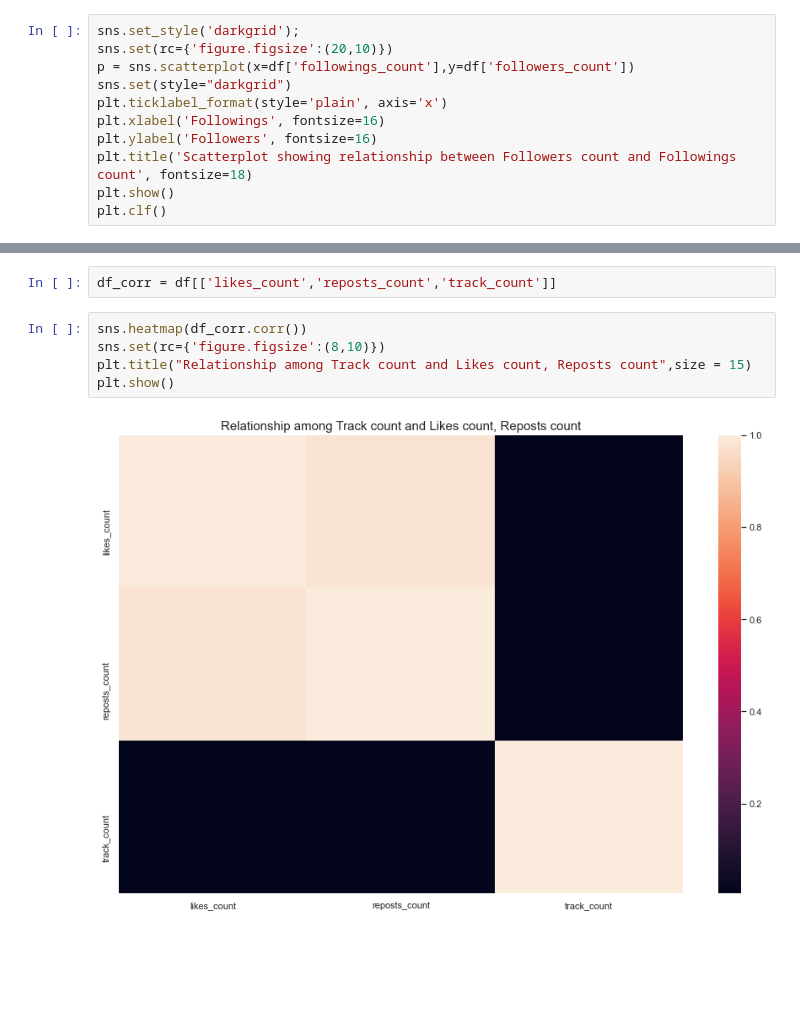
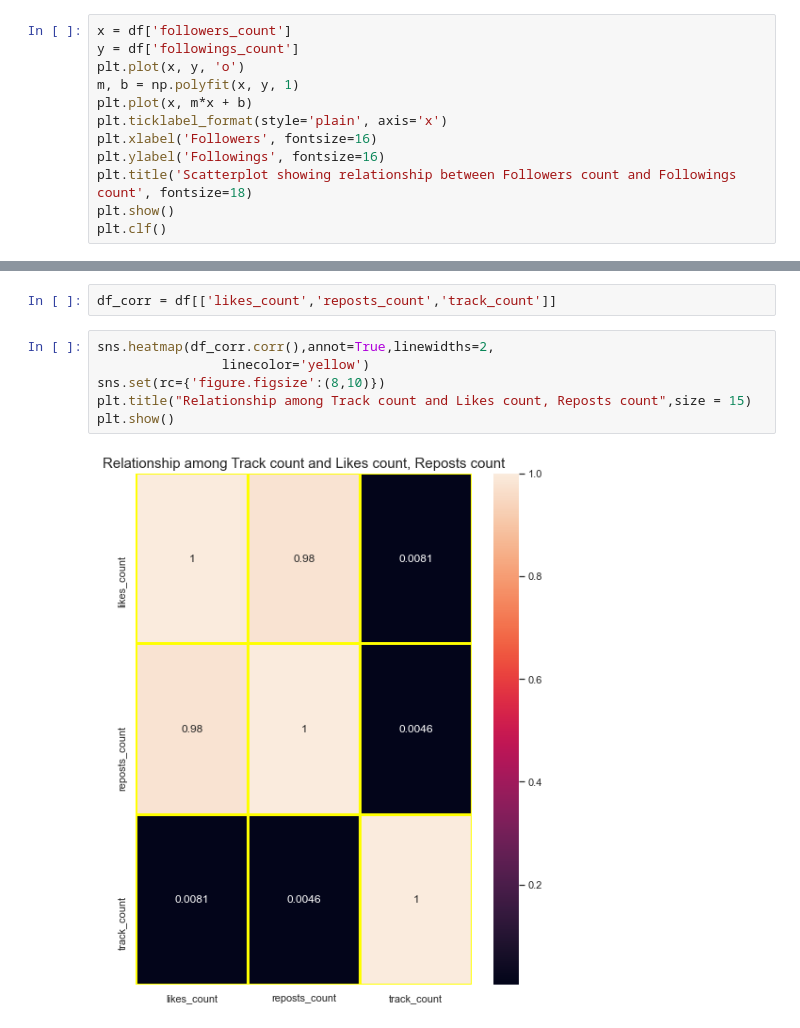
Before and after one commit to machung2001/SoundCloud, a Jupyter notebook: Project 2/Vỹ.ipynb, the cells around one changed output, grey strips where cells are left out. Saved outputs shown, nothing was run; the diff lists cells and outputs as text; blank space fills up the shorter version.

```diff
--- a/Project 2/Vỹ.ipynb
+++ b/Project 2/Vỹ.ipynb
@@ -72,13 +62,14 @@ plt.clf()
 # %% [markdown]
 ______________________________________
 # %%
-sns.set_style('darkgrid');
-sns.set(rc={'figure.figsize':(20,10)})
-p = sns.scatterplot(x=df['followings_count'],y=df['followers_count'])
-sns.set(style="darkgrid")
+x = df['followers_count']
+y = df['followings_count']
+plt.plot(x, y, 'o')
+m, b = np.polyfit(x, y, 1)
+plt.plot(x, m*x + b)
 plt.ticklabel_format(style='plain', axis='x')
-plt.xlabel('Followings', fontsize=16)
-plt.ylabel('Followers', fontsize=16)
+plt.xlabel('Followers', fontsize=16)
+plt.ylabel('Followings', fontsize=16)
 plt.title('Scatterplot showing relationship between Followers count and Followings count', fontsize=18)
 plt.show()
 plt.clf()
@@ -122,10 +115,11 @@ memory usage: 1.7+ MB
 # %%
 df_corr = df[['likes_count','reposts_count','track_count']]
 # %%
-sns.heatmap(df_corr.corr())
+sns.heatmap(df_corr.corr(),annot=True,linewidths=2,
+                linecolor='yellow')
 sns.set(rc={'figure.figsize':(8,10)})
 plt.title("Relationship among Track count and Likes count, Reposts count",size = 15)
 plt.show()
 # %% [output]
-[figure, old version]
+[figure, new version]
 # %% [markdown]
```
Also changed, not shown: parts of 5 cells of this notebook.
